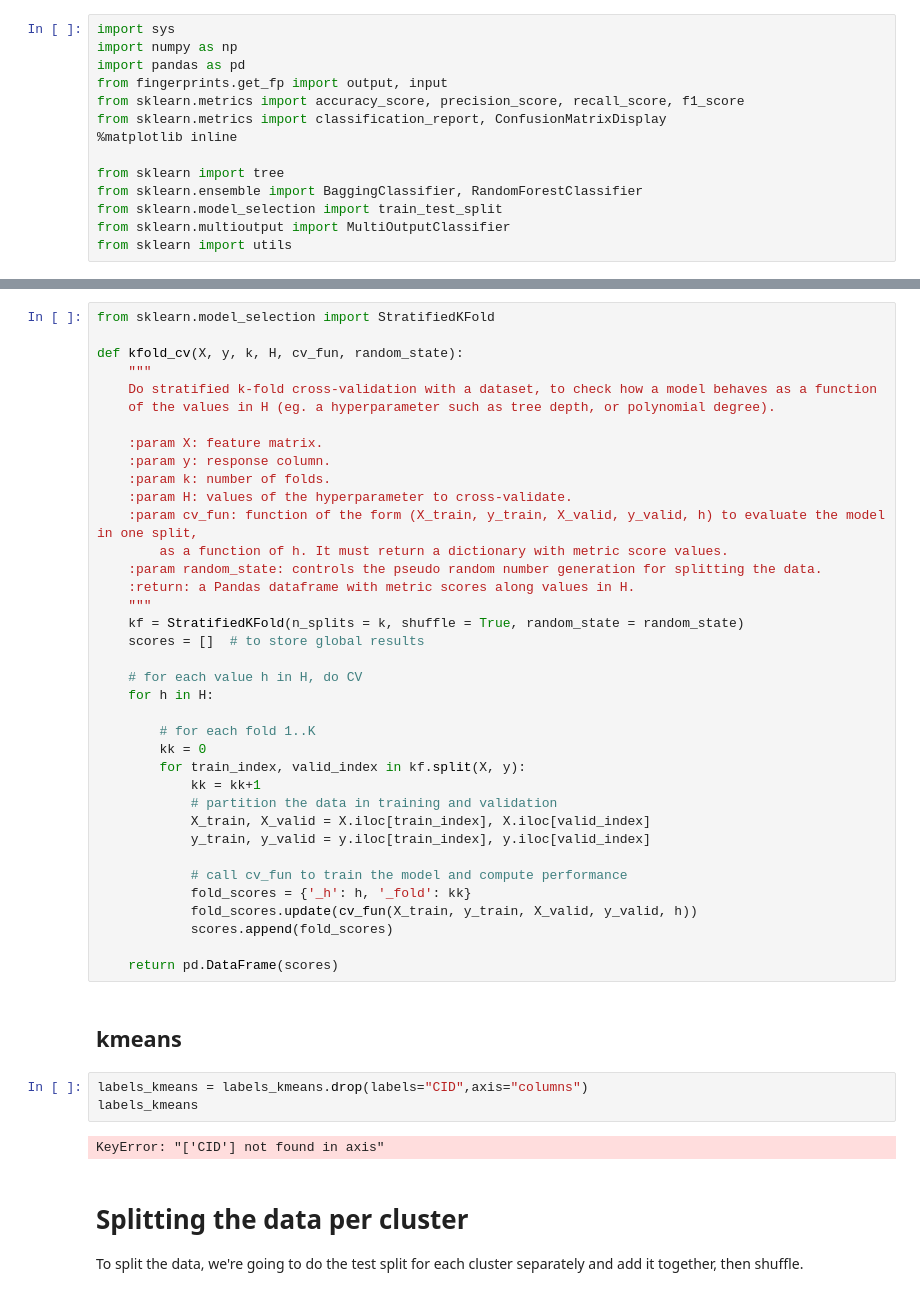
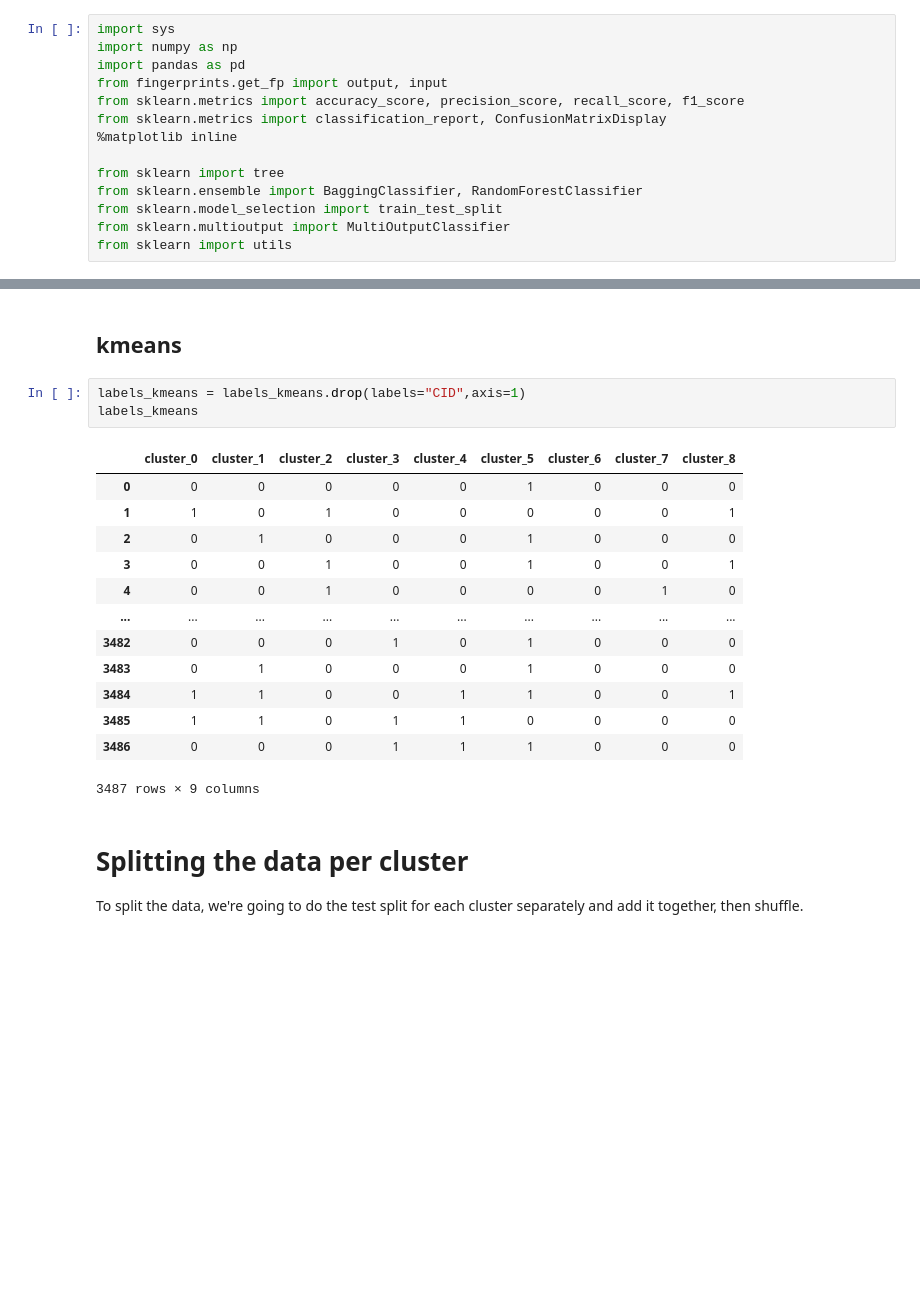
Before and after one commit to IOuadah/SML_Project, a Jupyter notebook: cluster_rf.ipynb, the cells around one changed output, grey strips where cells are left out. Drawn from its saved outputs; the diff is of its cells as text; blank space fills up the shorter version.

```diff
--- a/cluster_rf.ipynb
+++ b/cluster_rf.ipynb
@@ -43,48 +46,23 @@ artificial     247
 dtype: int64
-# %%
-from sklearn.model_selection import StratifiedKFold
-
-def kfold_cv(X, y, k, H, cv_fun, random_state):
-    """
-    Do stratified k-fold cross-validation with a dataset, to check how a model behaves as a function
-    of the values in H (eg. a hyperparameter such as tree depth, or polynomial degree).
-
-    :param X: feature matrix.
-    :param y: response column.
-    :param k: number of folds.
-    :param H: values of the hyperparameter to cross-validate.
-    :param cv_fun: function of the form (X_train, y_train, X_valid, y_valid, h) to evaluate the model in one split,
-        as a function of h. It must return a dictionary with metric score values.
-    :param random_state: controls the pseudo random number generation for splitting the data.
-    :return: a Pandas dataframe with metric scores along values in H.
-    """
-    kf = StratifiedKFold(n_splits = k, shuffle = True, random_state = random_state)
-    scores = []  # to store global results
-
-    # for each value h in H, do CV
-    for h in H:
-
-        # for each fold 1..K
-        kk = 0
-        for train_index, valid_index in kf.split(X, y):
-            kk = kk+1
-            # partition the data in training and validation
-            X_train, X_valid = X.iloc[train_index], X.iloc[valid_index]
-            y_train, y_valid = y.iloc[train_index], y.iloc[valid_index]
-
-            # call cv_fun to train the model and compute performance
-            fold_scores = {'_h': h, '_fold': kk}
-            fold_scores.update(cv_fun(X_train, y_train, X_valid, y_valid, h))
-            scores.append(fold_scores)
-
-    return pd.DataFrame(scores)
 # %% [markdown]
 ## kmeans
 # %%
-labels_kmeans = labels_kmeans.drop(labels="CID",axis="columns")
+labels_kmeans = labels_kmeans.drop(labels="CID",axis=1)
 labels_kmeans
 # %% [output]
+|  | cluster_0 | cluster_1 | cluster_2 | cluster_3 | cluster_4 | cluster_5 | cluster_6 | cluster_7 | cluster_8 |
+| 0 | 0 | 0 | 0 | 0 | 0 | 1 | 0 | 0 | 0 |
+| 1 | 1 | 0 | 1 | 0 | 0 | 0 | 0 | 0 | 1 |
+| 2 | 0 | 1 | 0 | 0 | 0 | 1 | 0 | 0 | 0 |
+| 3 | 0 | 0 | 1 | 0 | 0 | 1 | 0 | 0 | 1 |
+| 4 | 0 | 0 | 1 | 0 | 0 | 0 | 0 | 1 | 0 |
+| ... | ... | ... | ... | ... | ... | ... | ... | ... | ... |
+| 3482 | 0 | 0 | 0 | 1 | 0 | 1 | 0 | 0 | 0 |
+| 3483 | 0 | 1 | 0 | 0 | 0 | 1 | 0 | 0 | 0 |
+| 3484 | 1 | 1 | 0 | 0 | 1 | 1 | 0 | 0 | 1 |
+| 3485 | 1 | 1 | 0 | 1 | 1 | 0 | 0 | 0 | 0 |
+| 3486 | 0 | 0 | 0 | 1 | 1 | 1 | 0 | 0 | 0 |
-KeyError: "['CID'] not found in axis"
+3487 rows × 9 columns
 # %% [markdown]
 # Splitting the data per cluster
 To split the data, we're going to do the test split for each cluster separately and add it together, then shuffle.
```
Also changed, not shown: parts of 16 cells of this notebook, 1 other file.
